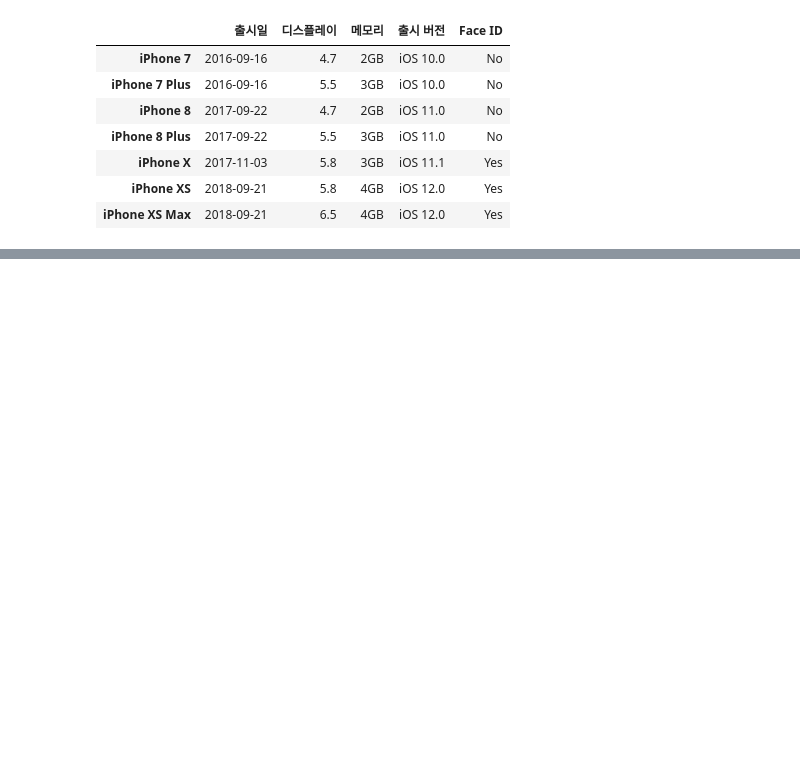
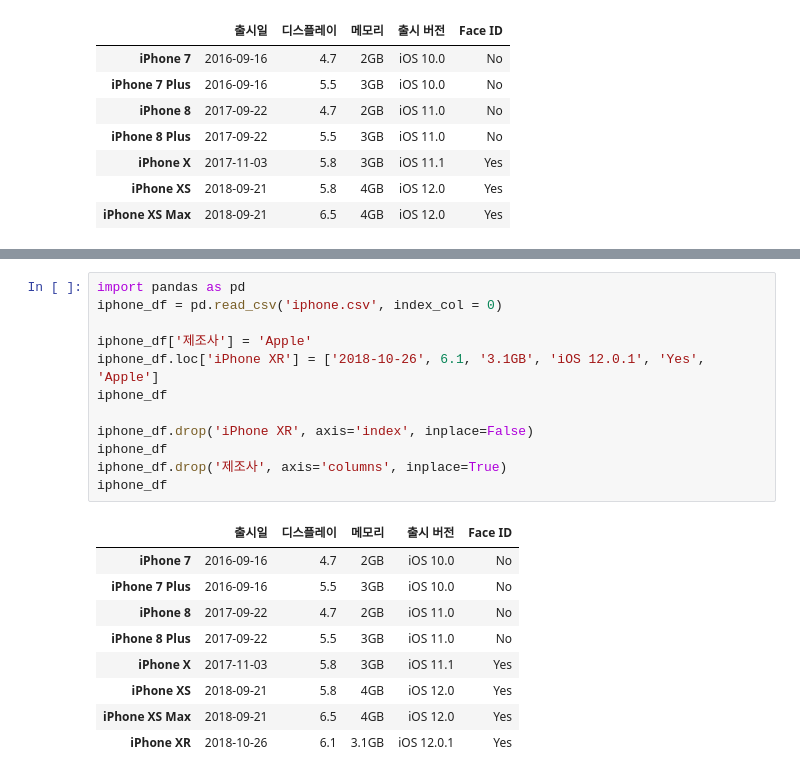
Before and after one commit to jin-kyeom/Python_Project, a Jupyter notebook: 0_Code_Eat_2206/code_eat_test.ipynb, the cells around one changed output, grey strips where cells are left out. Cells and saved outputs as stored; diff of their text form; blank space fills up the shorter version.

```diff
--- a/0_Code_Eat_2206/code_eat_test.ipynb
+++ b/0_Code_Eat_2206/code_eat_test.ipynb
@@ -153,0 +231,22 @@ iphone_df
+# %%
+import pandas as pd
+iphone_df = pd.read_csv('iphone.csv', index_col = 0)
+
+iphone_df['제조사'] = 'Apple'
+iphone_df.loc['iPhone XR'] = ['2018-10-26', 6.1, '3.1GB', 'iOS 12.0.1', 'Yes', 'Apple']
+iphone_df
+
+iphone_df.drop('iPhone XR', axis='index', inplace=False)
+iphone_df
+iphone_df.drop('제조사', axis='columns', inplace=True)
+iphone_df
+# %% [output]
+|  | 출시일 | 디스플레이 | 메모리 | 출시 버전 | Face ID |
+| iPhone 7 | 2016-09-16 | 4.7 | 2GB | iOS 10.0 | No |
+| iPhone 7 Plus | 2016-09-16 | 5.5 | 3GB | iOS 10.0 | No |
+| iPhone 8 | 2017-09-22 | 4.7 | 2GB | iOS 11.0 | No |
+| iPhone 8 Plus | 2017-09-22 | 5.5 | 3GB | iOS 11.0 | No |
+| iPhone X | 2017-11-03 | 5.8 | 3GB | iOS 11.1 | Yes |
+| iPhone XS | 2018-09-21 | 5.8 | 4GB | iOS 12.0 | Yes |
+| iPhone XS Max | 2018-09-21 | 6.5 | 4GB | iOS 12.0 | Yes |
+| iPhone XR | 2018-10-26 | 6.1 | 3.1GB | iOS 12.0.1 | Yes |
```
Also changed, not shown: parts of 16 cells of this notebook.
